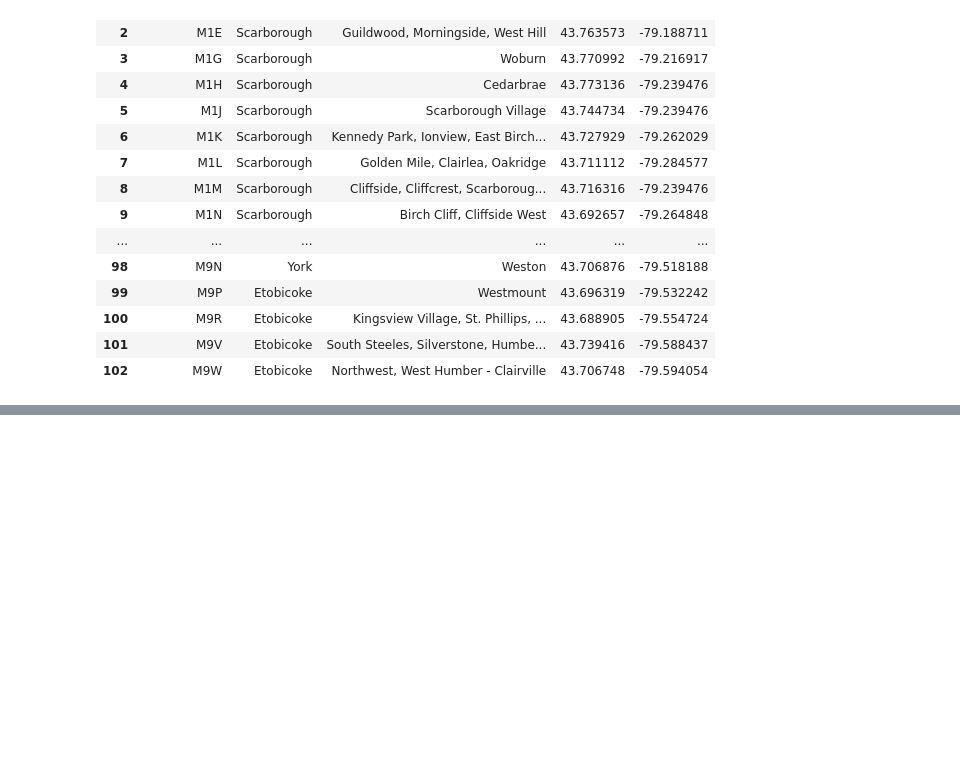
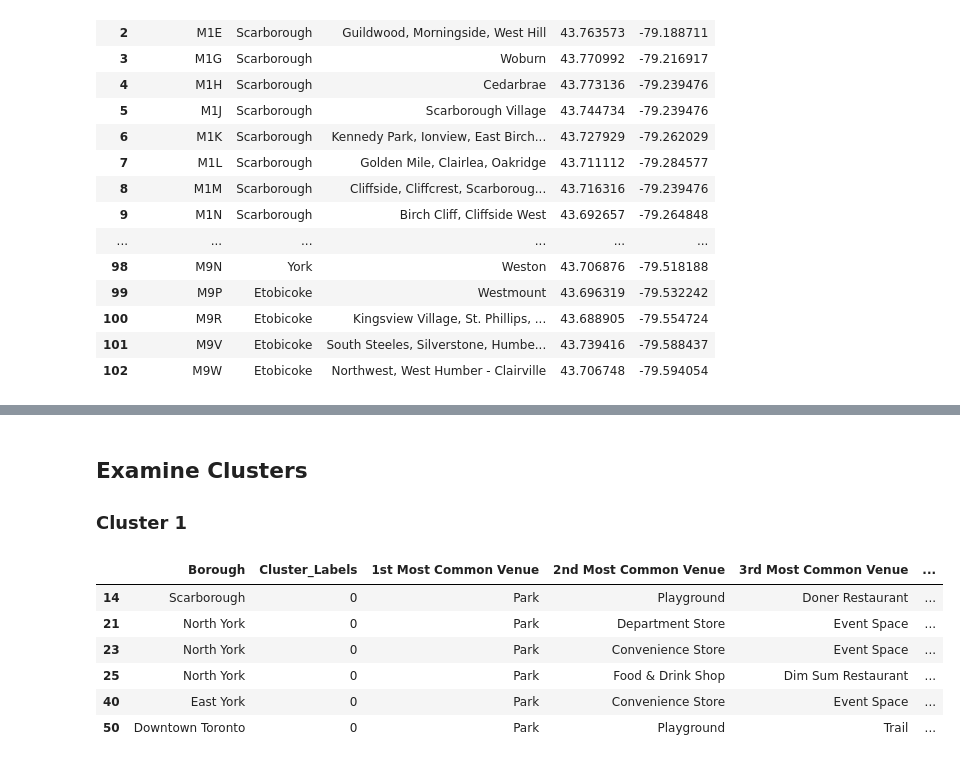
Before and after one commit to Diegoglzc/Coursera_Capstone, a Jupyter notebook: Segmenting and Clustering Neighborhoods in Toronto.ipynb, the cells around one changed output, grey strips where cells are left out. Drawn from its saved outputs; the diff is of its cells as text; code cells hidden in the pictures; blank space fills up the shorter version.

```diff
--- a/Segmenting and Clustering Neighborhoods in Toronto.ipynb
+++ b/Segmenting and Clustering Neighborhoods in Toronto.ipynb
@@ -172,0 +555,14 @@ torontoll_df
+# %% [markdown]
+## Examine Clusters
+
+### Cluster 1
+# %%
+toronto_merged.loc[toronto_merged['Cluster_Labels'] == 0, toronto_merged.columns[[1] + list(range(5, toronto_merged.shape[1]))]]
+# %% [output]
+|  | Borough | Cluster_Labels | 1st Most Common Venue | 2nd Most Common Venue | 3rd Most Common Venue | ... |
+| 14 | Scarborough | 0 | Park | Playground | Doner Restaurant | ... |
+| 21 | North York | 0 | Park | Department Store | Event Space | ... |
+| 23 | North York | 0 | Park | Convenience Store | Event Space | ... |
+| 25 | North York | 0 | Park | Food & Drink Shop | Dim Sum Restaurant | ... |
+| 40 | East York | 0 | Park | Convenience Store | Event Space | ... |
+| 50 | Downtown Toronto | 0 | Park | Playground | Trail | ... |
```
Also changed, not shown: parts of 46 cells of this notebook.
